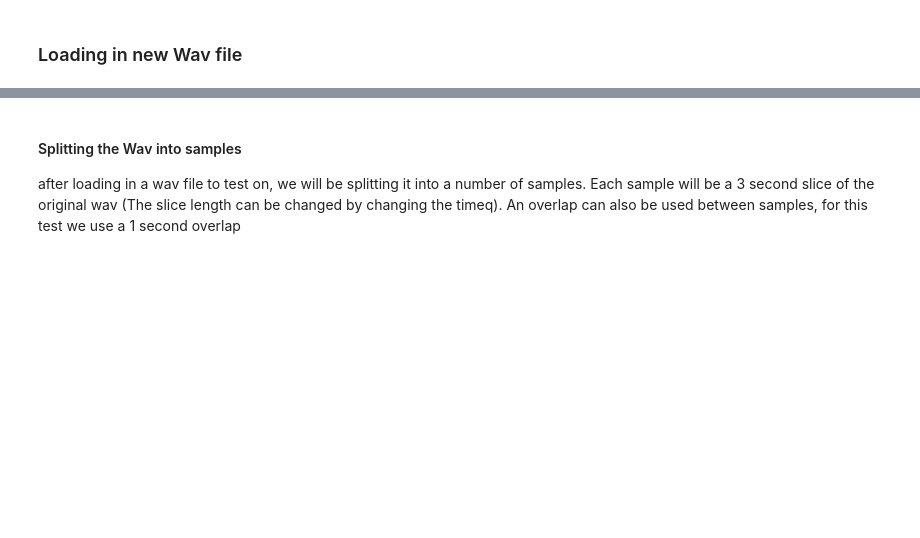
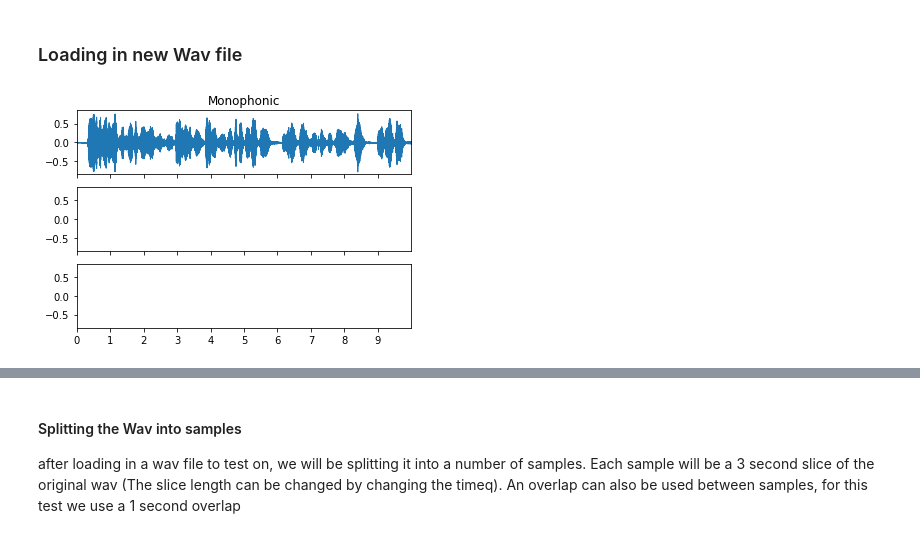
Before and after one commit to Samarth-Tripathi/IEMOCAP-Emotion-Detection, a Jupyter notebook: code/python_files/Experiments/Working_Audio_Model.ipynb, the cells around one changed output, grey strips where cells are left out. Cells and saved outputs as stored; diff of their text form; code cells hidden in the pictures; blank space fills up the shorter version.

Commit message:
Added notebook for demonstrating an audio only model

```diff
--- a/code/python_files/Experiments/Working_Audio_Model.ipynb
+++ b/code/python_files/Experiments/Working_Audio_Model.ipynb
@@ -359,5 +359,16 @@ df_emotion_conf
 # %%
 import IPython.display as ipd
 audio_path = "F:/Capstone Project/IEMOCAP-Emotion-Detection/data/CMU_MOSI/Raw/Audio/WAV_11025/"
-file_name = "9qR7uwkblbs.wav"
-#ipd.Audio(audio_path) # load a local WAV file
+file_name = "PZ-lDQFboO8.wav"
+#ipd.Audio(audio_path + file_name) # load a local WAV file
+# %%
+import librosa
+import librosa.display
+import matplotlib.pyplot as plt
+y, sr = librosa.load(audio_path + file_name, duration=10)
+fig, ax = plt.subplots(nrows=3, sharex=True, sharey=True)
+librosa.display.waveplot(y, sr=sr, ax=ax[0])
+ax[0].set(title='Monophonic')
+ax[0].label_outer()
+# %% [output]
+[figure, added]
```
Also changed, not shown: parts of 13 cells of this notebook.
